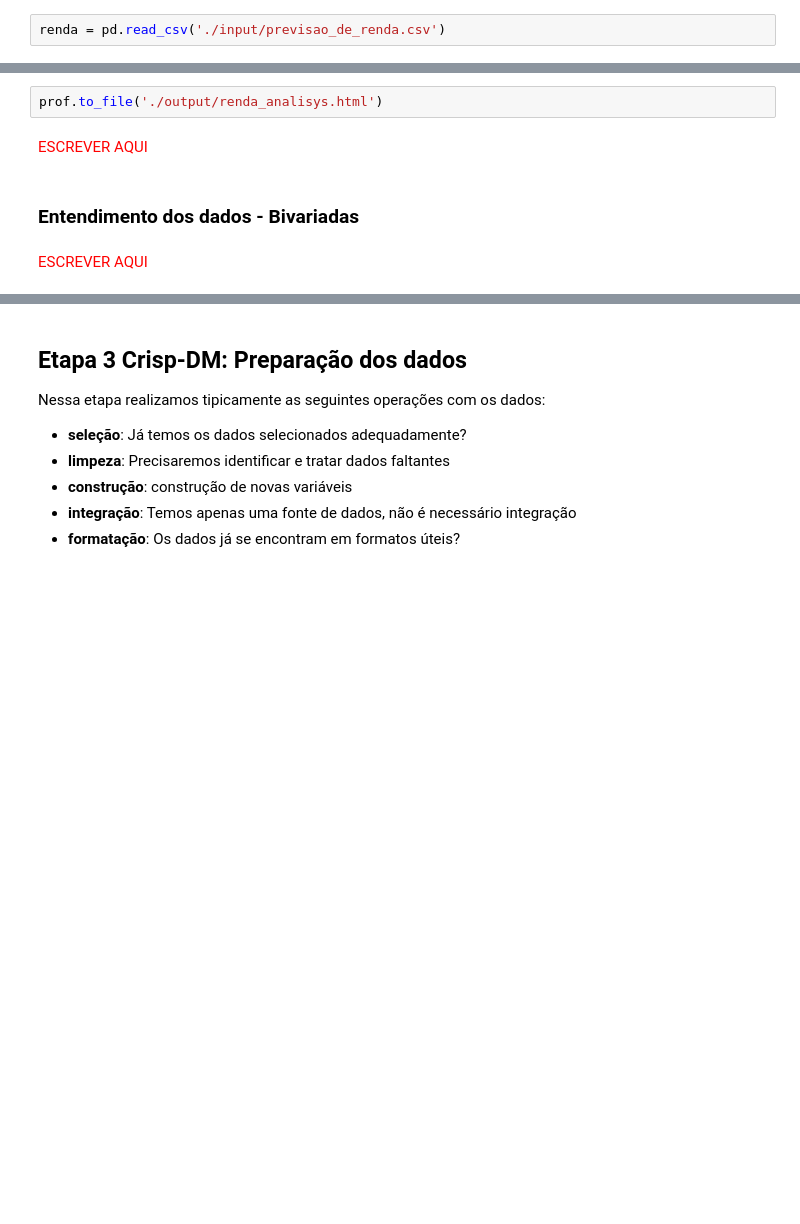
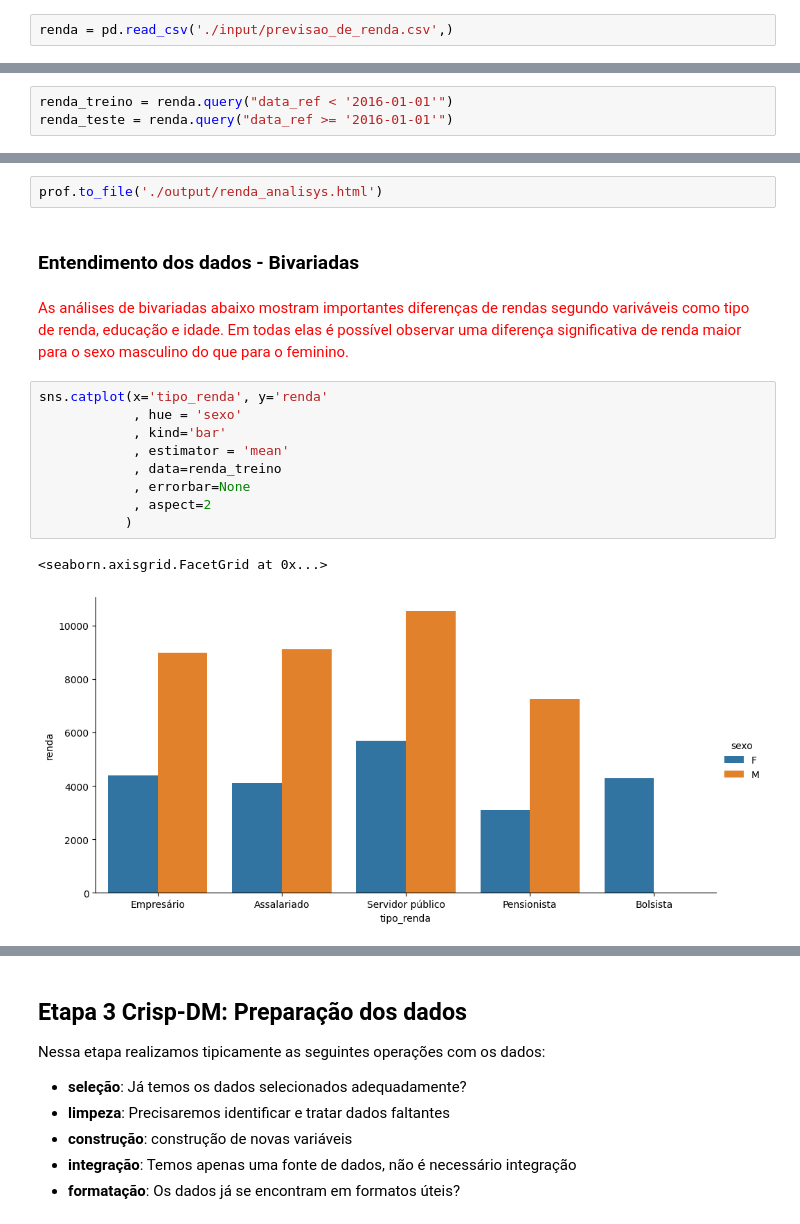
Before and after one commit to brunoperdigao/Projetos-EBAC-Cientista-de-Dados, a Jupyter notebook: P2-Previsao-Renda/projeto-2.ipynb, the cells around one changed output, grey strips where cells are left out. Drawn from its saved outputs; the diff is of its cells as text; blank space fills up the shorter version.

```diff
--- a/P2-Previsao-Renda/projeto-2.ipynb
+++ b/P2-Previsao-Renda/projeto-2.ipynb
@@ -54,10 +57,13 @@ from ydata_profiling import ProfileReport
 # %%
-renda = pd.read_csv('./input/previsao_de_renda.csv')
+renda = pd.read_csv('./input/previsao_de_renda.csv',)
 # %%
 renda.head(1)
 # %% [output]
 |  | Unnamed: 0 | data_ref | id_cliente | sexo | posse_de_veiculo | posse_de_imovel | qtd_filhos | tipo_renda | ... |
 | 0 | 0 | 2015-01-01 | 15056 | F | False | True | 0 | Empresário | ... |
+# %%
+renda_treino = renda.query("data_ref < '2016-01-01'")
+renda_teste = renda.query("data_ref >= '2016-01-01'")
 # %% [markdown]
 #### Entendimento dos dados - Univariada
 Nesta etapa tipicamente avaliamos a distribuição de todas as variáveis.
@@ -68,9 +74,19 @@ prof
 [interactive output not drawn]
 # %%
 prof.to_file('./output/renda_analisys.html')
-# %% [markdown]
-<span style="color:red">ESCREVER AQUI</span>
 # %% [markdown]
 ### Entendimento dos dados - Bivariadas
-# %% [markdown]
-<span style="color:red">ESCREVER AQUI</span>
+# %% [markdown]
+<span style="color:red">As análises de bivariadas abaixo mostram importantes diferenças de rendas segundo variváveis como tipo de renda, educação e idade. Em todas elas é possível observar uma diferença significativa de renda maior para o sexo masculino do que para o feminino.</span>
+# %%
+sns.catplot(x='tipo_renda', y='renda'
+            , hue = 'sexo'
+            , kind='bar'
+            , estimator = 'mean'
+            , data=renda_treino
+            , errorbar=None
+            , aspect=2
+           )
+# %% [output]
+<seaborn.axisgrid.FacetGrid at 0x...>
+[figure, added]
```
Also changed, not shown: parts of 44 cells of this notebook, 6 other files.
